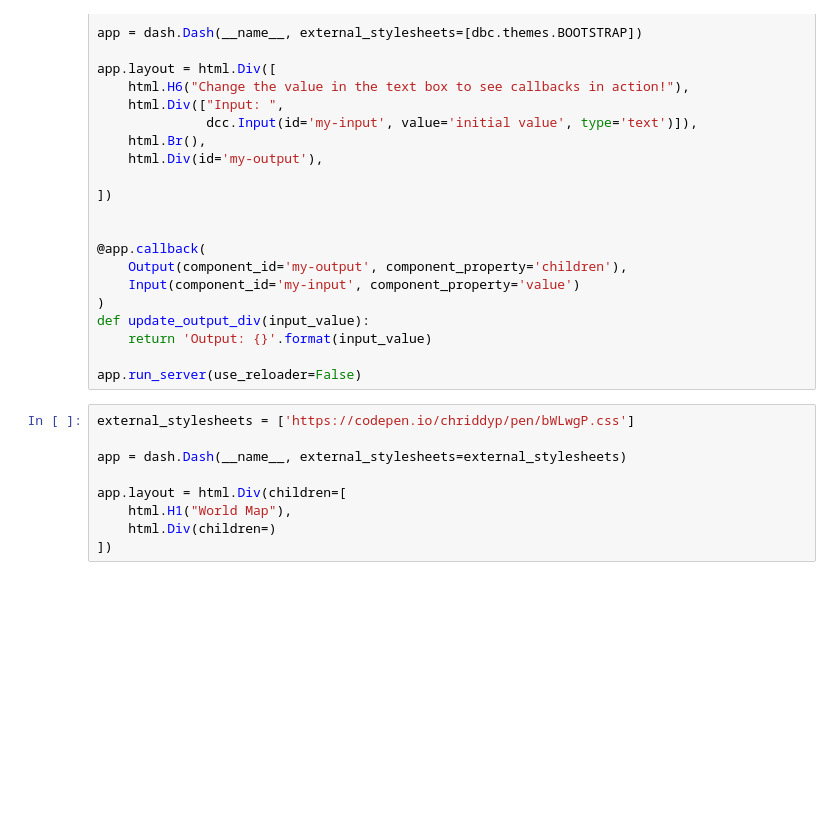
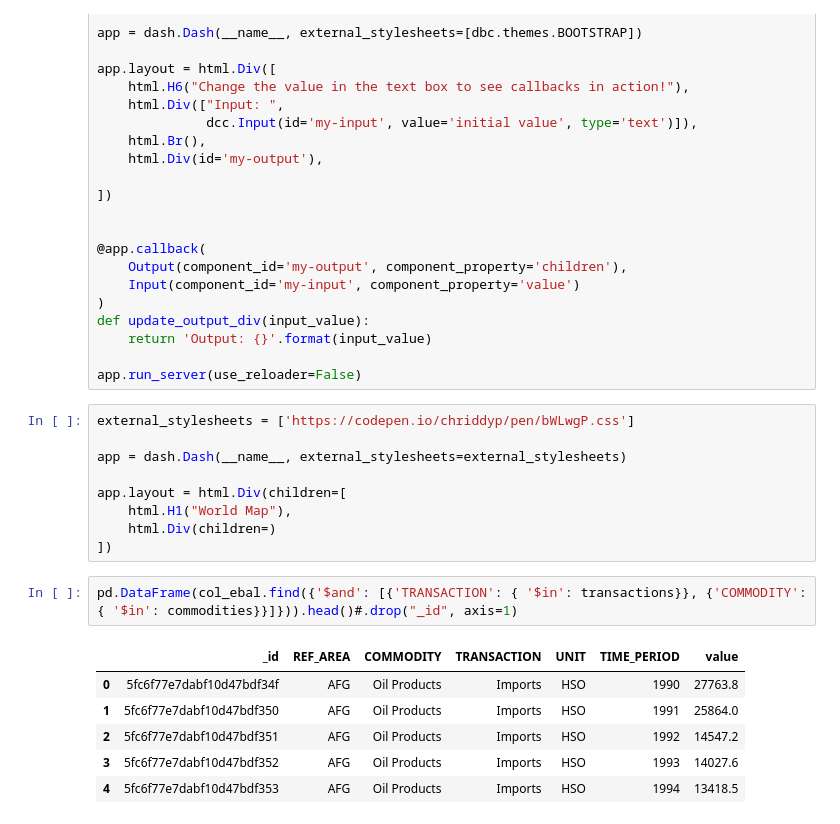
Before and after one commit to reach2sayan/data-1050-infinity, a Jupyter notebook: Dash_ben.ipynb, the cells around one changed output. Drawn from its saved outputs; the diff is of its cells as text; blank space fills up the shorter version.

```diff
--- a/Dash_ben.ipynb
+++ b/Dash_ben.ipynb
@@ -442,3 +468,12 @@ app.layout = html.Div(children=[
     html.H1("World Map"),
     html.Div(children=)
 ])
+# %%
+pd.DataFrame(col_ebal.find({'$and': [{'TRANSACTION': { '$in': transactions}}, {'COMMODITY': { '$in': commodities}}]})).head()#.drop("_id", axis=1)
+# %% [output]
+|  | _id | REF_AREA | COMMODITY | TRANSACTION | UNIT | TIME_PERIOD | value |
+| 0 | 5fc6f77e7dabf10d47bdf34f | AFG | Oil Products | Imports | HSO | 1990 | 27763.8 |
+| 1 | 5fc6f77e7dabf10d47bdf350 | AFG | Oil Products | Imports | HSO | 1991 | 25864.0 |
+| 2 | 5fc6f77e7dabf10d47bdf351 | AFG | Oil Products | Imports | HSO | 1992 | 14547.2 |
+| 3 | 5fc6f77e7dabf10d47bdf352 | AFG | Oil Products | Imports | HSO | 1993 | 14027.6 |
+| 4 | 5fc6f77e7dabf10d47bdf353 | AFG | Oil Products | Imports | HSO | 1994 | 13418.5 |
```
Also changed, not shown: parts of 15 cells of this notebook, 2 other files.
